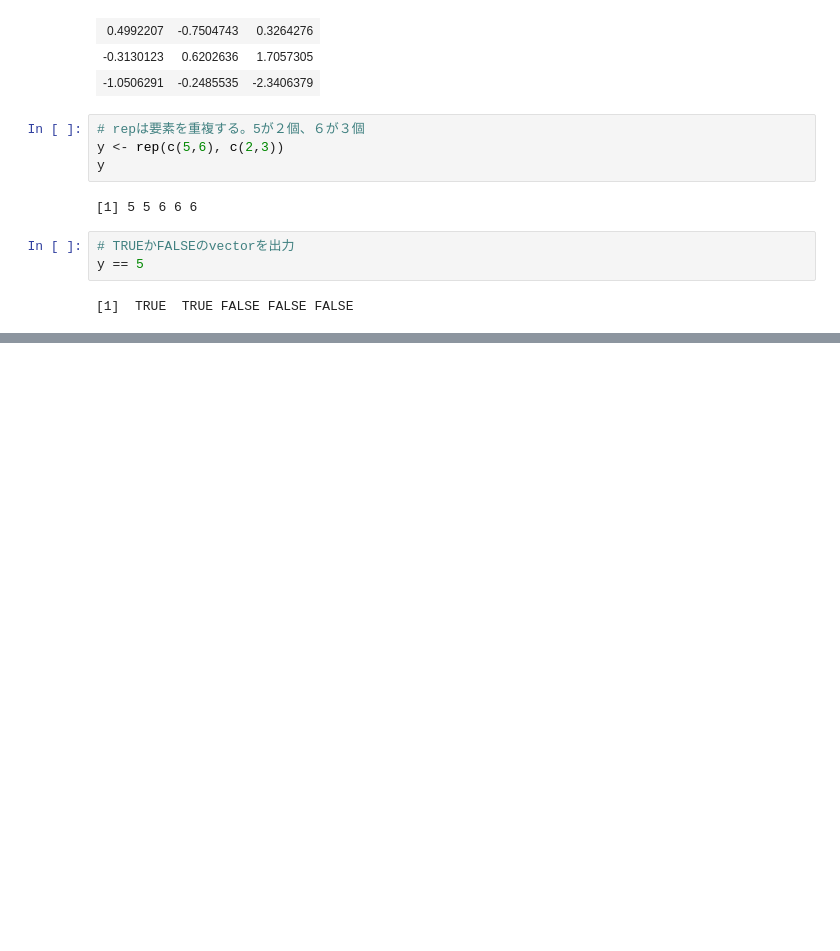
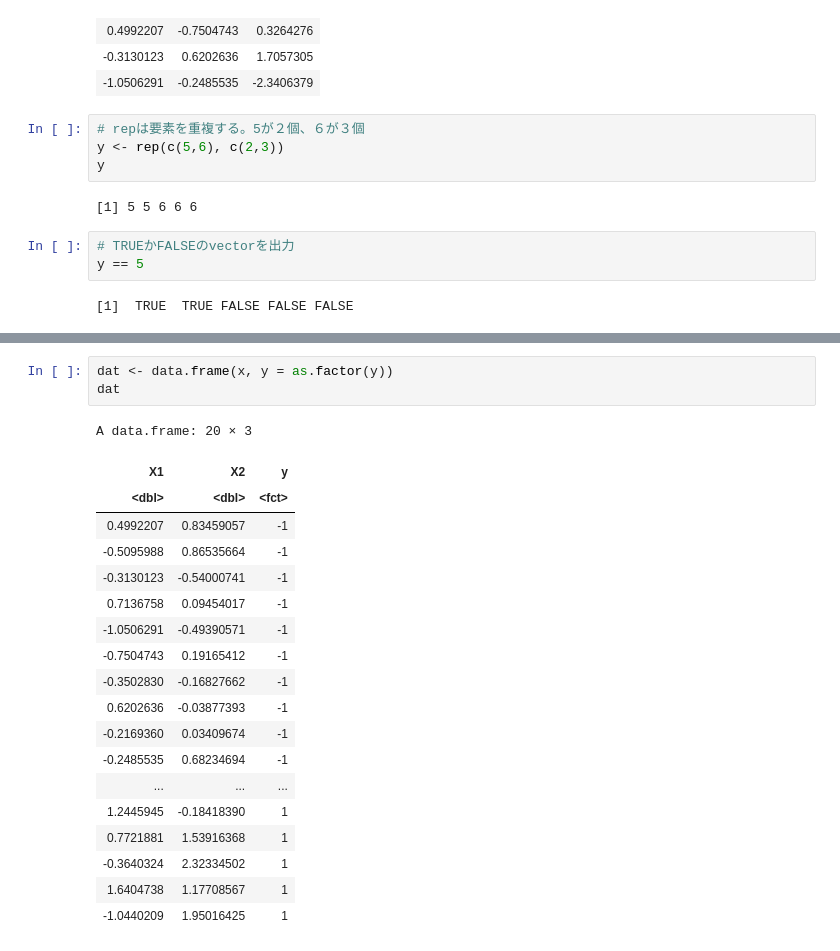
Before and after one commit to wang-zhijun/learn-statistics, a Jupyter notebook: learn-r.ipynb, the cells around one changed output, grey strips where cells are left out. Drawn from its saved outputs; the diff is of its cells as text; blank space fills up the shorter version.

```diff
--- a/learn-r.ipynb
+++ b/learn-r.ipynb
@@ -1129,0 +1166,23 @@ A matrix: 2 × 3 of type dbl
+# %%
+dat <- data.frame(x, y = as.factor(y))
+dat
+# %% [output]
+A data.frame: 20 × 3
+| X1 | X2 | y |
+| <dbl> | <dbl> | <fct> |
+| 0.4992207 | 0.83459057 | -1 |
+| -0.5095988 | 0.86535664 | -1 |
+| -0.3130123 | -0.54000741 | -1 |
+| 0.7136758 | 0.09454017 | -1 |
+| -1.0506291 | -0.49390571 | -1 |
+| -0.7504743 | 0.19165412 | -1 |
+| -0.3502830 | -0.16827662 | -1 |
+| 0.6202636 | -0.03877393 | -1 |
+| -0.2169360 | 0.03409674 | -1 |
+| -0.2485535 | 0.68234694 | -1 |
+| ... | ... | ... |
+| 1.2445945 | -0.18418390 | 1 |
+| 0.7721881 | 1.53916368 | 1 |
+| -0.3640324 | 2.32334502 | 1 |
+| 1.6404738 | 1.17708567 | 1 |
+| -1.0440209 | 1.95016425 | 1 |
```
Also changed, not shown: parts of 10 cells of this notebook.
